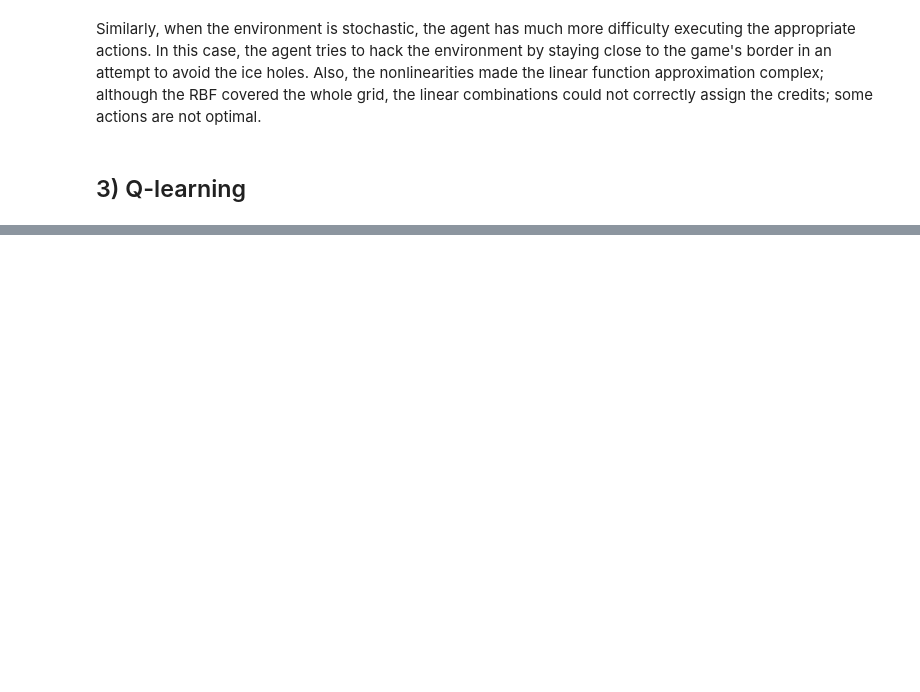
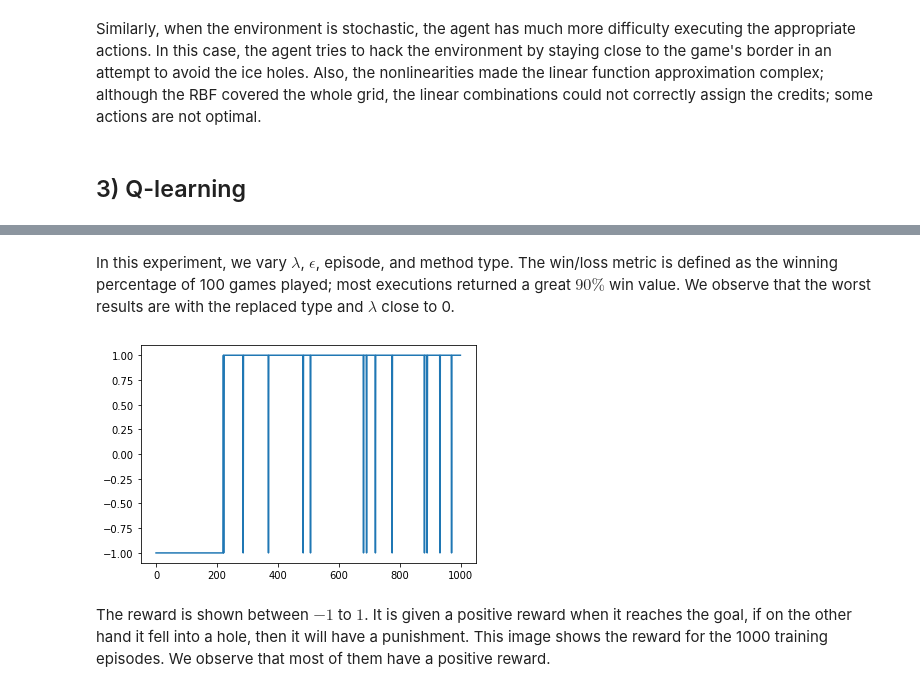
Before and after one commit to thurbridi/mo436-project-1, a Jupyter notebook: notebooks/project_1.ipynb, the cells around one changed output, grey strips where cells are left out. Saved outputs shown, nothing was run; the diff lists cells and outputs as text; code cells hidden in the pictures; blank space fills up the shorter version.

Commit message:
sarsa_informed1

```diff
--- a/notebooks/project_1.ipynb
+++ b/notebooks/project_1.ipynb
@@ -447,0 +565,11 @@ Similarly, when the environment is stochastic, the agent has much more difficult
+# %% [markdown]
+In this experiment, we vary $\lambda$, $\epsilon$, episode, and method type. The win/loss metric is defined as the winning percentage of 100 games played; most executions returned a great $90\%$ win value. We observe that the worst results are with the replaced type and $\lambda$ close to 0.
+# %%
+env = gym.make('FrozenLake8x8-v1', is_slippery=False)
+Q_sarsa, E_sarsa, stats, _ = sarsa_lambda(env, 1000, 0.99, 0.01, 0.5, 0.01, 'accumulate')
+plt.plot(stats)
+plt.show()
+# %% [output]
+[figure, added]
+# %% [markdown]
+The reward is shown between $-1$ to $1$. It is given a positive reward when it reaches the goal, if on the other hand it fell into a hole, then it will have a punishment. This image shows the reward for the 1000 training episodes. We observe that most of them have a positive reward.
```
Also changed, not shown: parts of 56 cells of this notebook, 10 other files.
